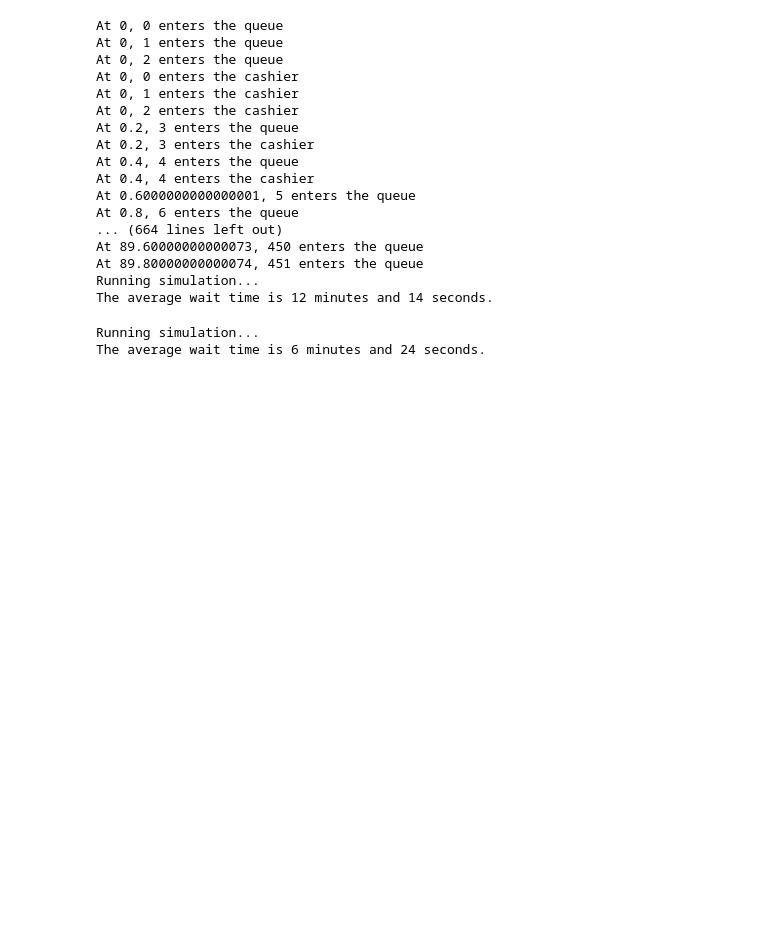
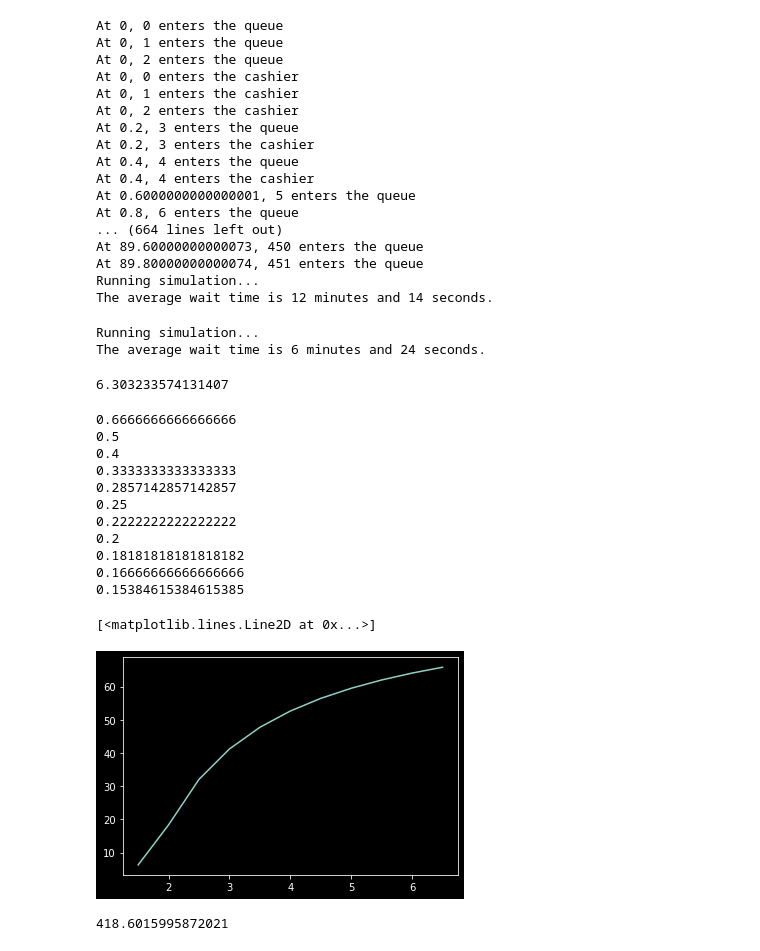
Before and after one commit to ZhekaiLi/ZhekaiLi.github.io, a Jupyter notebook: _files/JupyterNotebook/Skyworks/simulation_test.ipynb, the cells around one changed output. Drawn from its saved outputs; the diff is of its cells as text; code cells hidden in the pictures; blank space fills up the shorter version.

```diff
--- a/_files/JupyterNotebook/Skyworks/simulation_test.ipynb
+++ b/_files/JupyterNotebook/Skyworks/simulation_test.ipynb
@@ -375,3 +377,7 @@ def get_average_wait_time(wait_times):
 # %% [output]
 Running simulation...
 The average wait time is 6 minutes and 24 seconds.
+# %%
+6*transit_time + 2*(EPT_A + EPT_B + EPT_C)
+# %% [output]
+6.303233574131407
@@ -377,0 +456,32 @@ The average wait time is 6 minutes and 24 seconds.
+# %%
+list_TH_f = [1.5, 2, 2.5, 3, 3.5, 4, 4.5, 5, 5.5, 6, 6.5]
+list_AT = [1/TH_f for TH_f in list_TH_f]
+list_CT = []
+
+for AT in list_AT:
+    print(AT)
+    env = simpy.Environment()
+    factory = Factory(env)
+    env.process(factory.run())
+    env.run(until=168)
+    list_CT.append(statistics.mean(factory.jobsCycleTime))
+
+plt.plot(list_TH_f, list_CT)
+# %% [output]
+0.6666666666666666
+0.5
+0.4
+0.3333333333333333
+0.2857142857142857
+0.25
+0.2222222222222222
+0.2
+0.18181818181818182
+0.16666666666666666
+0.15384615384615385
+[<matplotlib.lines.Line2D at 0x...>]
+[figure, added]
+# %%
+np.mean(factory.jobsCycleTime)
+# %% [output]
+418.6015995872021
```
Also changed, not shown: parts of 3 cells of this notebook, 10 other files.
